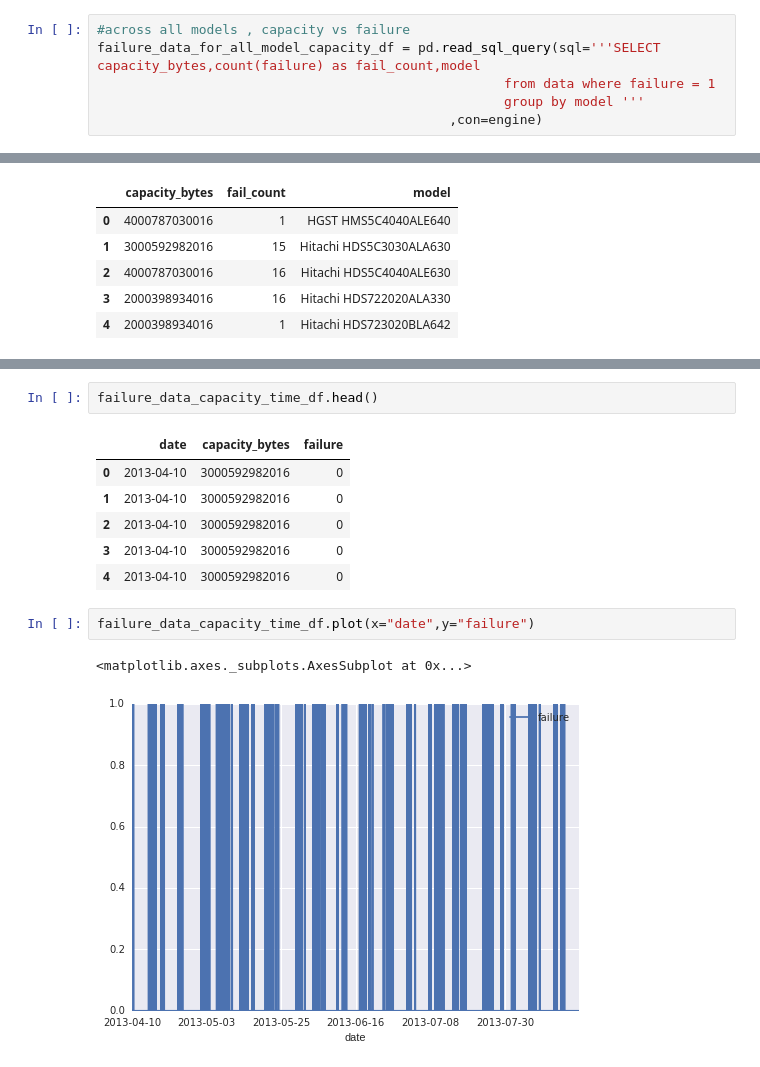
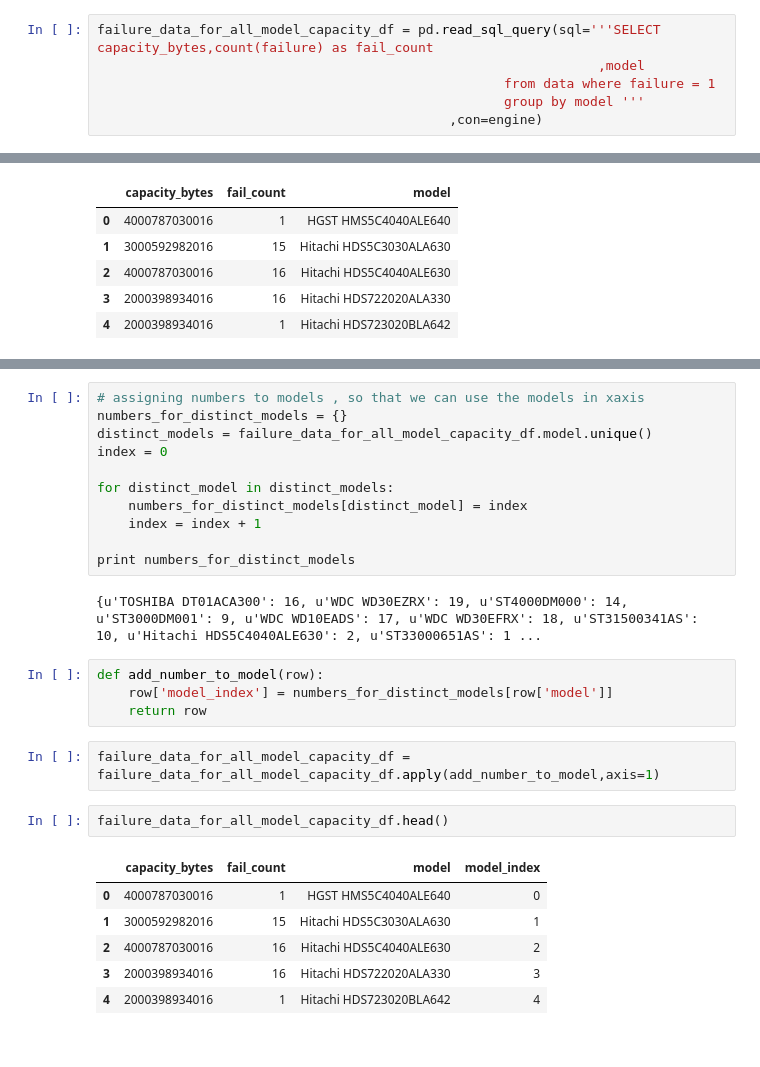
Before and after one commit to ababook/intro-python-data-science, a Jupyter notebook: hard-disk/2. Acquire.ipynb, the cells around one changed output, grey strips where cells are left out. Saved outputs shown, nothing was run; the diff lists cells and outputs as text.

```diff
--- a/hard-disk/2. Acquire.ipynb
+++ b/hard-disk/2. Acquire.ipynb
@@ -182,6 +222,6 @@ failure_data_for_model_capacity_df.plot(kind="bar",x="capacity_bytes",y="fail_co
 # %%
-#across all models , capacity vs failure
-failure_data_for_all_model_capacity_df = pd.read_sql_query(sql='''SELECT capacity_bytes,count(failure) as fail_count,model
+failure_data_for_all_model_capacity_df = pd.read_sql_query(sql='''SELECT capacity_bytes,count(failure) as fail_count
+                                                                ,model
                                                     from data where failure = 1
                                                     group by model '''
                                              ,con=engine)
@@ -207,14 +266,28 @@ failure_data_capacity_time_df = pd.read_sql_query(sql='''SELECT date,capacity_by
+# %%
+# assigning numbers to models , so that we can use the models in xaxis
+numbers_for_distinct_models = {}
+distinct_models = failure_data_for_all_model_capacity_df.model.unique()
+index = 0
+
+for distinct_model in distinct_models:
+    numbers_for_distinct_models[distinct_model] = index
+    index = index + 1
+
+print numbers_for_distinct_models
+# %% [output]
+{u'TOSHIBA DT01ACA300': 16, u'WDC WD30EZRX': 19, u'ST4000DM000': 14, u'ST3000DM001': 9, u'WDC WD10EADS': 17, u'WDC WD30EFRX': 18, u'ST31500341AS': 10, u'Hitachi HDS5C4040ALE630': 2, u'ST33000651AS': 1 ...
+# %%
+def add_number_to_model(row):
+    row['model_index'] = numbers_for_distinct_models[row['model']]
+    return row
+# %%
+failure_data_for_all_model_capacity_df = failure_data_for_all_model_capacity_df.apply(add_number_to_model,axis=1)
 # %%
-failure_data_capacity_time_df.head()
+failure_data_for_all_model_capacity_df.head()
 # %% [output]
-|  | date | capacity_bytes | failure |
-| 0 | 2013-04-10 | 3000592982016 | 0 |
-| 1 | 2013-04-10 | 3000592982016 | 0 |
-| 2 | 2013-04-10 | 3000592982016 | 0 |
-| 3 | 2013-04-10 | 3000592982016 | 0 |
-| 4 | 2013-04-10 | 3000592982016 | 0 |
+|  | capacity_bytes | fail_count | model | model_index |
+| 0 | 4000787030016 | 1 | HGST HMS5C4040ALE640 | 0 |
+| 1 | 3000592982016 | 15 | Hitachi HDS5C3030ALA630 | 1 |
+| 2 | 4000787030016 | 16 | Hitachi HDS5C4040ALE630 | 2 |
+| 3 | 2000398934016 | 16 | Hitachi HDS722020ALA330 | 3 |
+| 4 | 2000398934016 | 1 | Hitachi HDS723020BLA642 | 4 |
-# %%
-failure_data_capacity_time_df.plot(x="date",y="failure")
-# %% [output]
-<matplotlib.axes._subplots.AxesSubplot at 0x...>
-[figure, removed]
```
Also changed, not shown: parts of 27 cells of this notebook.
